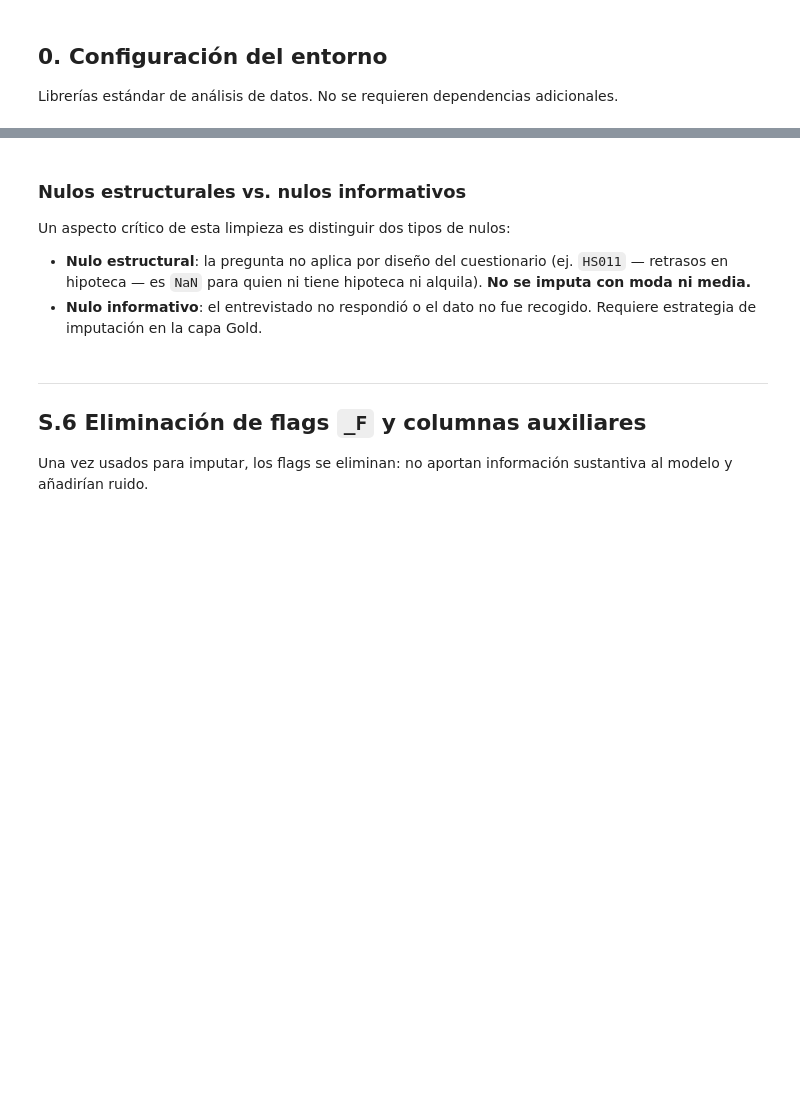
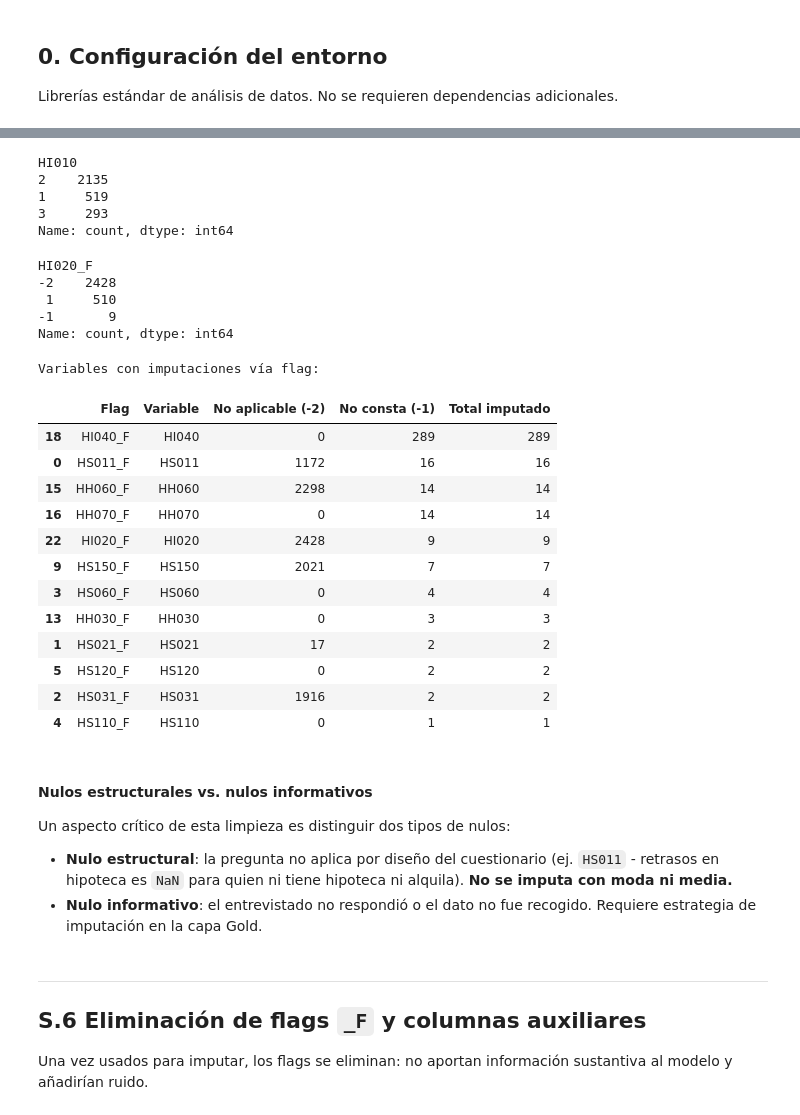
Before and after one commit to somm14/tfm_project, a Jupyter notebook: src/02_silver_layer.ipynb, the cells around one changed output, grey strips where cells are left out. Drawn from its saved outputs; the diff is of its cells as text; code cells hidden in the pictures; blank space fills up the shorter version.

```diff
--- a/src/02_silver_layer.ipynb
+++ b/src/02_silver_layer.ipynb
@@ -227,6 +226,7 @@ vars_seleccionadas = [
     'HS040_F','HS050_F','HS090_F','HS150_F','HD080_F','HH010_F',
     'HH021_F','HH030_F','HH050_F','HH060_F','HH070_F','HI010_F',
     'HI040_F','cuotahip_F','HS200_F','HS210_F','HS220_F','DB040_F','DB100_F',
+    'HI020_F'
 ]
 
 # Mantener solo las que existen
@@ -237,10 +237,10 @@ df = df[vars_ok].copy()
 n_flags = sum(1 for v in vars_ok if v.endswith('_F'))
 n_sustantivas = len(vars_ok) - n_flags
 
-print(f"Variables solicitadas:  {len(vars_seleccionadas):>3}")
-print(f"Variables encontradas:  {len(vars_ok):>3}")
-print(f"  → Sustantivas:        {n_sustantivas:>3}")
-print(f"  → Flags _F:           {n_flags:>3} (temporales, se eliminan en S.5)")
+print(f"Variables solicitadas: {len(vars_seleccionadas):>3}")
+print(f"Variables encontradas: {len(vars_ok):>3}")
+print(f" \t-> Sustantivas: {n_sustantivas:>3}")
+print(f" \t-> Flags _F:    {n_flags:>3} (temporales, se eliminan en S.5)")
 if vars_faltantes:
     print(f"Variables no encontradas: {vars_faltantes}")
 print(f"\nDataset tras selección: {df.shape[0]:,} filas × {df.shape[1]} columnas")
@@ -267,47 +285,77 @@ Este mecanismo es preferible a detectar nulos por la cadena vacía porque el INE
+# %%
+df['HI010'].value_counts()
+# %% [output]
+HI010
+2    2135
+1     519
+3     293
+Name: count, dtype: int64
+# %%
+df['HI020_F'].value_counts()
+# %% [output]
+HI020_F
+-2    2428
+ 1     510
+-1       9
+Name: count, dtype: int64
 # %%
 # Pares flag → variable
 pares_flag = {
     'HS011_F': 'HS011',   'HS021_F': 'HS021',   'HS031_F': 'HS031',
     'HS060_F': 'HS060',   'HS110_F': 'HS110',   'HS120_F': 'HS120',
     'HS040_F': 'HS040',   'HS050_F': 'HS050',   'HS090_F': 'HS090',
     'HS150_F': 'HS150',   'HD080_F': 'HD080',   'HH010_F': 'HH010',
     'HH021_F': 'HH021',   'HH030_F': 'HH030',   'HH050_F': 'HH050',
     'HH060_F': 'HH060',   'HH070_F': 'HH070',   'HI010_F': 'HI010',
     'HI040_F': 'HI040',   'cuotahip_F': 'cuotahip',
-    'HS200_F': 'HS200',   'HS210_F': 'HS210',   'HS220_F': 'HS220',
-    'DB040_F': 'DB040',   'DB100_F': 'DB100',
+    'DB040_F': 'DB040',   'DB100_F': 'DB100', 'HI020_F': 'HI020'
 }
 
 # Conteo de imputaciones por variable
 reporte_flags = []
 for flag, var in pares_flag.items():
-    if flag in df.columns and var in df.columns:
-        n_no_aplica = (df[flag] == -2).sum()
-        n_no_consta = (df[flag] == -1).sum()
-        total_imp   = n_no_aplica + n_no_consta
-        reporte_flags.append({
-            'Flag': flag, 'Variable': var,
-            'No aplicable (-2)': n_no_aplica,
-            'No consta (-1)': n_no_consta,
-            'Total imputado': total_imp
-        })
+    # if flag in df.columns and var in df.columns:
+    n_no_aplica = (df[flag] == -2).sum()
+    n_no_consta = (df[flag] == -1).sum()
+    total_imp   = n_no_consta
+    reporte_flags.append({
+        'Flag': flag, 'Variable': var,
+        'No aplicable (-2)': n_no_aplica,
+        'No consta (-1)': n_no_consta,
+        'Total imputado': total_imp
+    })
 
 rep_df = pd.DataFrame(reporte_flags).sort_values('Total imputado', ascending=False)
 rep_df = rep_df[rep_df['Total imputado'] > 0]
 print("Variables con imputaciones vía flag:")
-print(rep_df.to_string(index=False))
+display(rep_df)
 
 # Aplicar imputación
-for flag, var in pares_flag.items():
-    if flag in df.columns and var in df.columns:
-        mask = df[flag].isin([-1, -2])
-        df.loc[mask, var] = np.nan
+# for flag, var in pares_flag.items():
+#     if flag in df.columns and var in df.columns:
+#         mask = df[flag].isin([-1, -2])
+#         df.loc[mask, var] = np.nan
+# %% [output]
+Variables con imputaciones vía flag:
+|  | Flag | Variable | No aplicable (-2) | No consta (-1) | Total imputado |
+| 18 | HI040_F | HI040 | 0 | 289 | 289 |
+| 0 | HS011_F | HS011 | 1172 | 16 | 16 |
+| 15 | HH060_F | HH060 | 2298 | 14 | 14 |
+| 16 | HH070_F | HH070 | 0 | 14 | 14 |
+| 22 | HI020_F | HI020 | 2428 | 9 | 9 |
+| 9 | HS150_F | HS150 | 2021 | 7 | 7 |
+| 3 | HS060_F | HS060 | 0 | 4 | 4 |
+| 13 | HH030_F | HH030 | 0 | 3 | 3 |
+| 1 | HS021_F | HS021 | 17 | 2 | 2 |
+| 5 | HS120_F | HS120 | 0 | 2 | 2 |
+| 2 | HS031_F | HS031 | 1916 | 2 | 2 |
+| 4 | HS110_F | HS110 | 0 | 1 | 1 |
 # %% [markdown]
-### Nulos estructurales vs. nulos informativos
+#### **Nulos estructurales vs. nulos informativos**
 
 Un aspecto crítico de esta limpieza es distinguir dos tipos de nulos:
 
-- **Nulo estructural**: la pregunta no aplica por diseño del cuestionario (ej. `HS011` — retrasos en hipoteca — es `NaN` para quien ni tiene hipoteca ni alquila). **No se imputa con moda ni media.**
+- **Nulo estructural**: la pregunta no aplica por diseño del cuestionario (ej. `HS011` - retrasos en hipoteca es `NaN` para quien ni tiene hipoteca ni alquila). **No se imputa con moda ni media.**
 - **Nulo informativo**: el entrevistado no respondió o el dato no fue recogido. Requiere estrategia de imputación en la capa Gold.
 # %%
 # Visualizar magnitud de nulos estructurales en variables clave
```
Also changed, not shown: parts of 13 cells of this notebook.
